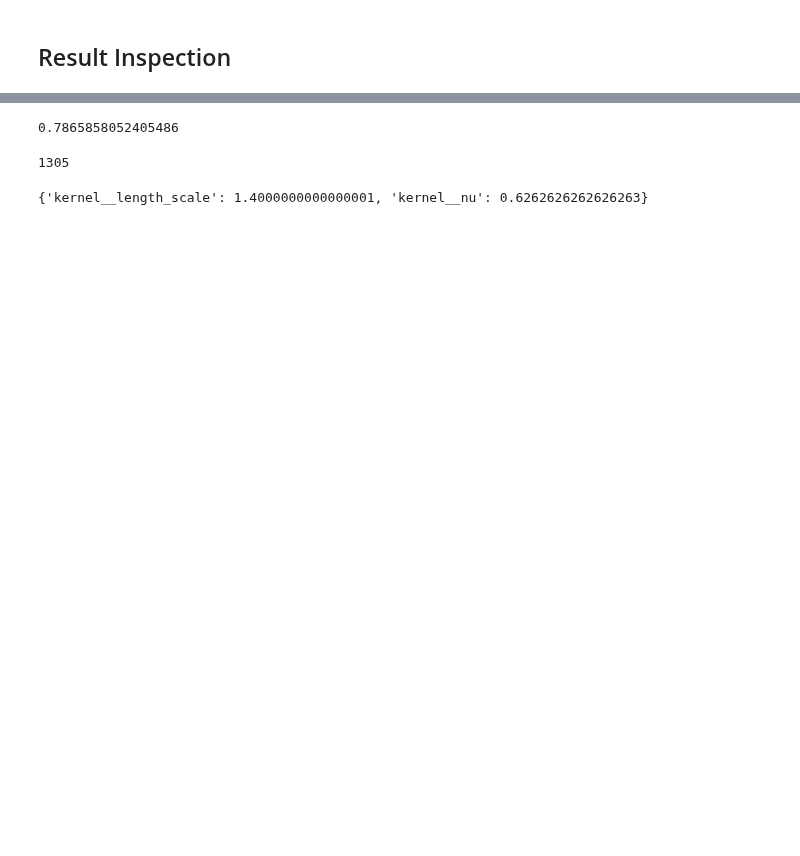
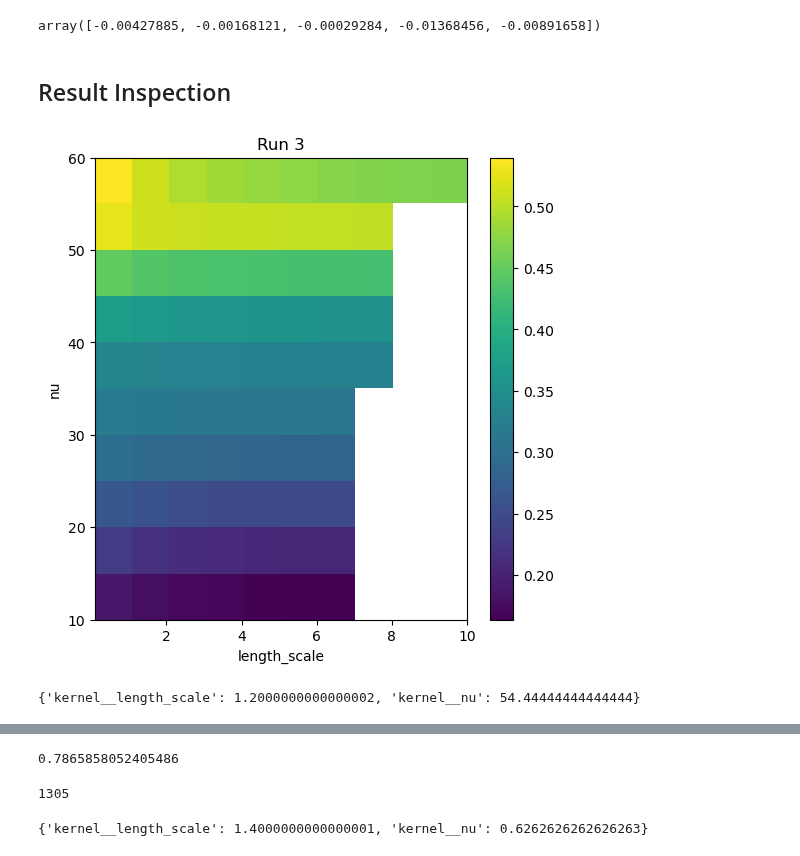
Before and after one commit to yubinhu/Venus-Exploration, a Jupyter notebook: Scripts/GRonDatav2.0.ipynb, the cells around one changed output, grey strips where cells are left out. Drawn from its saved outputs; the diff is of its cells as text; code cells hidden in the pictures; blank space fills up the shorter version.

Commit message:
gpr model param gridsearch. Start on simulation.

```diff
--- a/Scripts/GRonDatav2.0.ipynb
+++ b/Scripts/GRonDatav2.0.ipynb
@@ -69,4 +18,4 @@ def loadXy(data_dir, run_idx="1", xcolumns=["inj_i_mean", "ext_i_mean", "mid_i_m
 # %%
-X, y, X_var = loadXy("../New Data/accumulated_weekend_data.h5")
+X, y, X_var = loadXy("../New Data/accumulated_weekend_data.h5", run_idx='3')
 X.shape, y.shape, X_var.shape
 # %% [output]
@@ -79,3 +38,7 @@ plt.yscale('log')
+# %%
+out
+# %% [output]
+array([-0.00427885, -0.00168121, -0.00029284, -0.01368456, -0.00891658])
 # %%
 # hyper parameters
 param_grid = [
@@ -96,4 +59,26 @@ with open("../Results/gs_clf.dump" , "wb") as f:
     pickle.dump(clf, f)
 # %% [markdown]
 ## Result Inspection
+# %%
+run_num = "3"
+with open("../Results/gs_clf_run%s_nu10.000000to60.000000_l0.100000to10.000000.dump"%run_num , "rb") as f:
+        clf_loaded = pickle.load(f)
+# %%
+clf_loaded.cv_results_
+
+results = clf_loaded.cv_results_['mean_test_score'].reshape((10, 10))
+
+fig, ax = plt.subplots(figsize=(6,6))
+im = ax.imshow(results, extent=(0.1,10,10,60))
+ax.set_aspect("auto")
+plt.xlabel("length_scale")
+plt.ylabel("nu")
+plt.title("Run %s"%run_num)
+plt.colorbar(im)
+plt.savefig("../Graphs/gs_run%s.png"%run_num)
+plt.show()
+print(clf_loaded.cv_results_['params'][results.argmax()])
+# %% [output]
+[figure, added]
+{'kernel__length_scale': 1.2000000000000002, 'kernel__nu': 54.44444444444444}
 # %%
```
Also changed, not shown: parts of 6 cells of this notebook, 11 other files.
